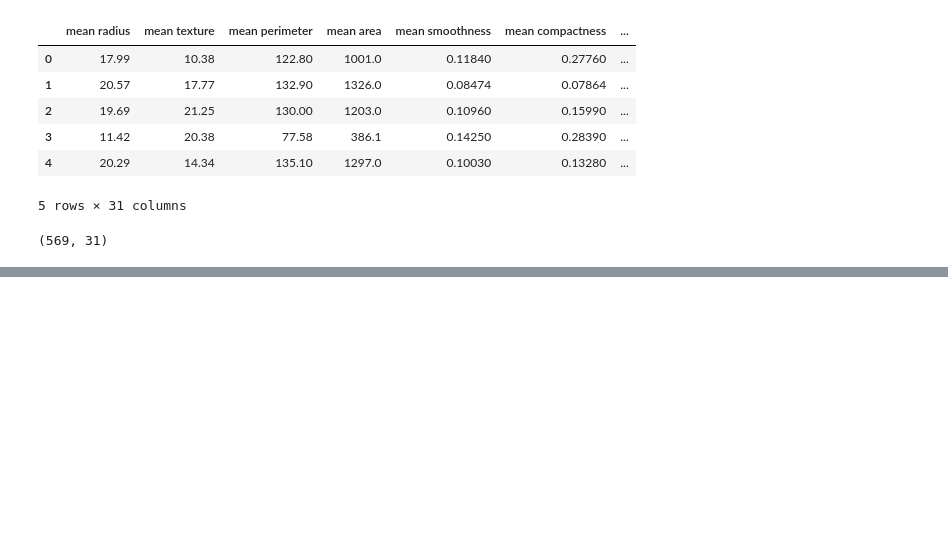
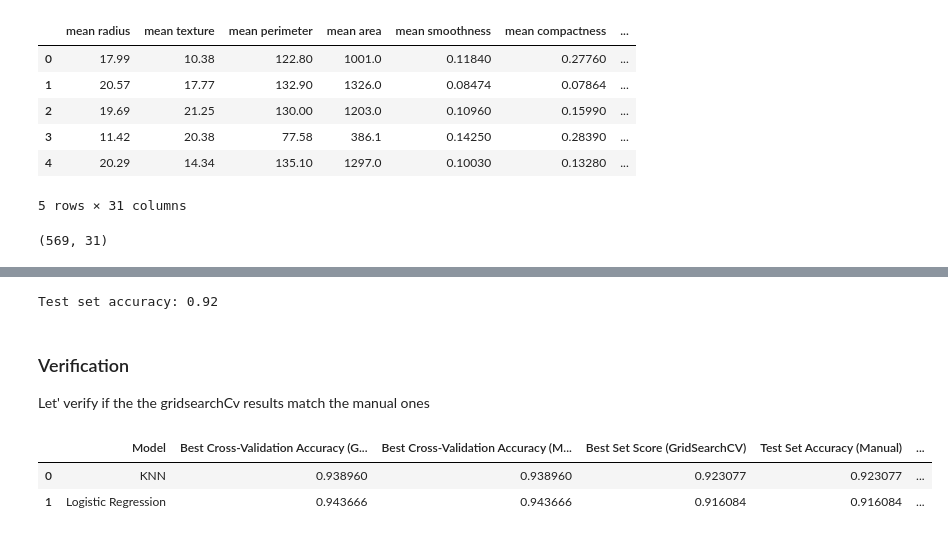
Before and after one commit to LeoBello00/jbook_ml202330, a Jupyter notebook: docs/notebooks.ipynb, the cells around one changed output, grey strips where cells are left out. Cells and saved outputs as stored; diff of their text form; code cells hidden in the pictures; blank space fills up the shorter version.

```diff
--- a/docs/notebooks.ipynb
+++ b/docs/notebooks.ipynb
@@ -34,0 +179,10 @@ df_cancer.shape
+# %%
+best_scoreLr = 0
+
+for c in [0.001, 0.01, 0.1, 1, 10, 100]:
+    Lr = LogisticRegression(C= c)
+    scores = cross_val_score(Lr, X_train, y_train, cv=5) # Calcula validación cruzada
+    score = np.mean(scores) # Calcula media de la validación cruzada para precisión
+    if score > best_scoreLr:
+        best_scoreLr = score
+        best_parametersLr = {'C': c}
@@ -34,0 +213,3 @@ df_cancer.shape
+# %%
+Lr = LogisticRegression(**best_parametersLr)
+Lr.fit(X_train, y_train)
@@ -34,0 +225,30 @@ df_cancer.shape
+# %%
+print("Test set accuracy: {:.2f}".format(Lr.score(X_test, y_test)))
+# %% [output]
+Test set accuracy: 0.92
+# %% [markdown]
+### Verification
+Let' verify if the the gridsearchCv results match the manual ones
+# %%
+import pandas as pd
+
+# Create a dictionary with the results
+results = {
+    'Model': ['KNN', 'Logistic Regression'],
+    'Best Cross-Validation Accuracy (GridSearchCV)': [gridKn.best_score_, gridLr.best_score_],
+    'Best Cross-Validation Accuracy (Manual)': [best_score, best_scoreLr],
+    'Best Set Score (GridSearchCV)': [gridKn.score(X_test, y_test), gridLr.score(X_test, y_test)],
+    'Test Set Accuracy (Manual)': [knn.score(X_test, y_test), Lr.score(X_test, y_test)],
+    'Best Parameters (Manual)': [best_parameters, best_parametersLr]
+
+}
+
+# Create a DataFrame from the dictionary
+df_results = pd.DataFrame(results)
+
+# Display the DataFrame
+df_results
+# %% [output]
+|  | Model | Best Cross-Validation Accuracy (G... | Best Cross-Validation Accuracy (M... | Best Set Score (GridSearchCV) | Test Set Accuracy (Manual) | ... |
+| 0 | KNN | 0.938960 | 0.938960 | 0.923077 | 0.923077 | ... |
+| 1 | Logistic Regression | 0.943666 | 0.943666 | 0.916084 | 0.916084 | ... |
```
Also changed, not shown: parts of 31 cells of this notebook.
